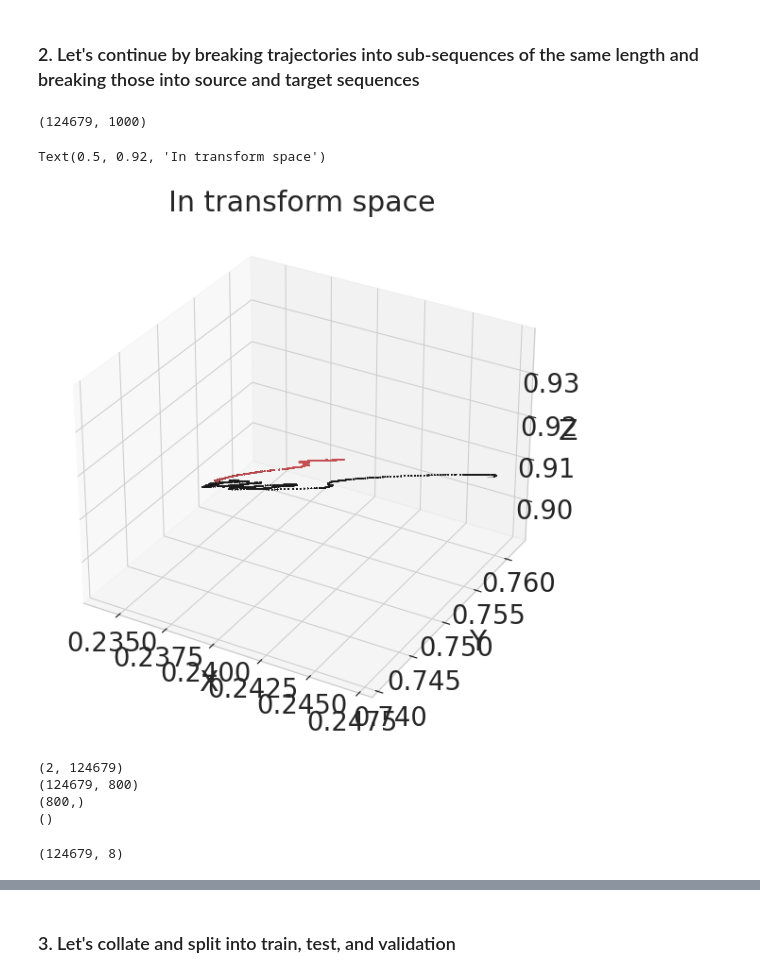
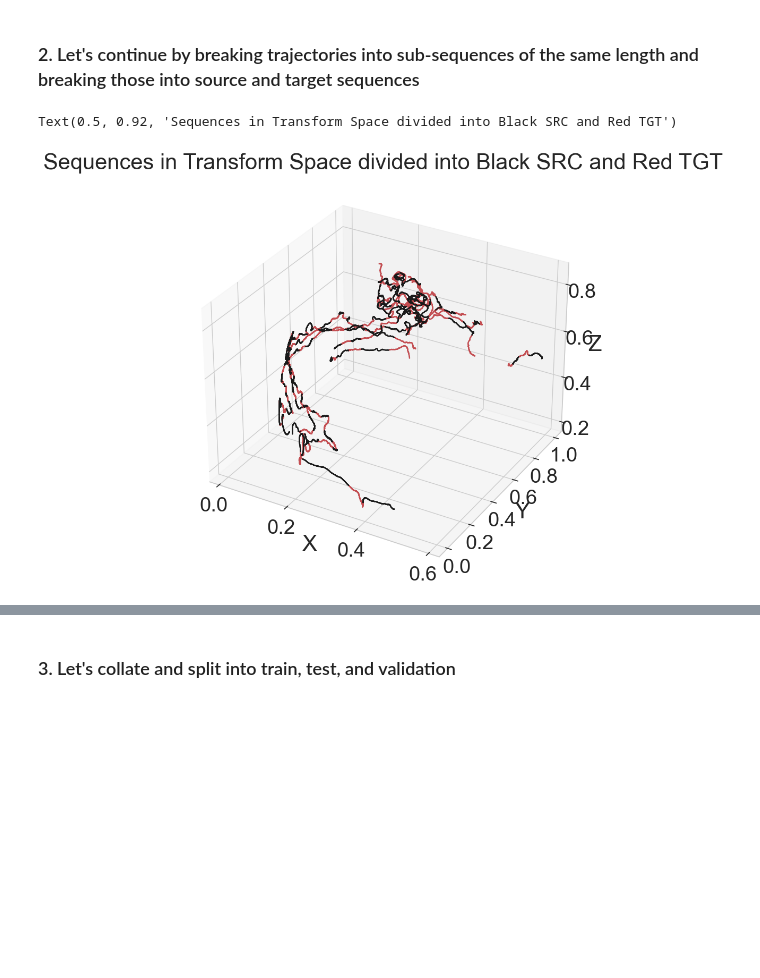
Before and after one commit to GHOpenonic/global-drifter-program, a Jupyter notebook: ML/drifters_transformer.ipynb, the cells around one changed output, grey strips where cells are left out. Cells and saved outputs as stored; diff of their text form; code cells hidden in the pictures; blank space fills up the shorter version.

```diff
--- a/ML/drifters_transformer.ipynb
+++ b/ML/drifters_transformer.ipynb
@@ -186,4 +188,4 @@ Asia_by_traj['Traj_Length'] = Asia_by_traj['time'].apply(len)
 Asia_by_traj = Asia_by_traj[Asia_by_traj['Traj_Length'] >= 1000].drop(columns='Traj_Length')
 
 # FOR REDUCING MODEL SIZE-------------------------------------------------------------------
-Asia_by_traj = Asia_by_traj[0:12]
+Asia_by_traj = Asia_by_traj[100:112]
@@ -240,24 +192,50 @@ x_src_tgt, y_src_tgt, z_src_tgt = split_trajectories(Asia_by_traj, sequence_leng
 # %%
+# helper function for trajectory splitting
 def sequence_splitting(feature, dataframe, sequence_length):
+
+    # initialize output
     sequences = []
+
+    # iterate through each trajectory
     for trajectory in dataframe[feature]:
-        trajectory = np.array(trajectory)
-        for i in range(0, len(trajectory) - sequence_length + 1):
-            sequences.append(trajectory[i:i+sequence_length])
+
+        trajectory = np.array(trajectory) # convert to numpy array for faster processing
+
+        # calculate the starting index to ensure the last sequence fits exactly
+        # i.e, remove the first coords such that the length of the trajectory is divisible by the sequence length
+        start_idx = len(trajectory) % sequence_length
+
+        # split the trajectory into non-overlapping sequences of length sequence_length
+        for i in range(start_idx, len(trajectory), sequence_length):
+            if i + sequence_length <= len(trajectory):
+                sequences.append(trajectory[i:i+sequence_length])
+
     return sequences
 
+# helper function for src and tgt splitting
 def src_tgt_splitting(feature, percent_src, sequence_length):
+
+    # determine the length of src sequences
     src_length = int(sequence_length * percent_src / 100)
+
+    # assign the first indices to src by percent_src
     src = [sequence[:src_length] for sequence in feature]
+
+    # assign the remaining indices to tgt
     tgt = [sequence[src_length:] for sequence in feature]
+
     return (src, tgt)
 
+# we define a function to split trajectories into sub-sequences and further split into src and tgt
+# note that sequence_length should be equal to or less than min length of trajectories
 def split_trajectories(dataframe, sequence_length, percent_src):
+
+    # split x,y,z features of each trajectory into sequences of length sequence_length
     x = sequence_splitting('x', dataframe, sequence_length)
-    print(np.shape(x))
     y = sequence_splitting('y', dataframe, sequence_length)
     z = sequence_splitting('z', dataframe, sequence_length)
 
+    # split into src and tgt by percent_src
     x_src_tgt = src_tgt_splitting(x, percent_src, sequence_length)
     y_src_tgt = src_tgt_splitting(y, percent_src, sequence_length)
     z_src_tgt = src_tgt_splitting(z, percent_src, sequence_length)
@@ -266,54 +244,27 @@ def split_trajectories(dataframe, sequence_length, percent_src):
 
 # perform the split into sequences of length 1000, then split sequences into 80% src
 sequence_length = 1000
-percent_src = 80
+percent_src = 50 # between 0 and 100
 x_src_tgt, y_src_tgt, z_src_tgt = split_trajectories(Asia_by_traj, sequence_length, percent_src)
-# %% [output]
-(124679, 1000)
 # %%
 # plot 3D transform
 fig = plt.figure(figsize=(16,10))
 ax = fig.add_subplot(111, projection='3d')
 ax.scatter(x_src_tgt[0][0:100], y_src_tgt[0][0:100],
-           z_src_tgt[0][0:100], s = 0.05, color ='k')
+           z_src_tgt[0][0:100], s = 0.5, color ='k')
 ax.set_xlabel('X')
 ax.set_ylabel('Y')
 ax.set_zlabel('Z')
 
 # plot beaching points in red
 ax.scatter(x_src_tgt[1][0:100], y_src_tgt[1][0:100],
-           z_src_tgt[1][0:100], s = 0.05, color ='r')
+           z_src_tgt[1][0:100], s = 0.5, color ='r')
 
 
-plt.title('In transform space')
+plt.title('Sequences in Transform Space divided into Black SRC and Red TGT')
 # %% [output]
-Text(0.5, 0.92, 'In transform space')
+Text(0.5, 0.92, 'Sequences in Transform Space divided into Black SRC and Red TGT')
-[figure, old version]
+[figure, new version]
-# %%
-okay: the output currently looks like:
-print(np.shape(x_src_tgt))
-print(np.shape(x_src_tgt[0]))
-print(np.shape(x_src_tgt[0][0]))
-print(np.shape(x_src_tgt[0][0][0]))
-(2, 124679)
-(124679, 800)
-(800,)
-()
-
-but it should look like:
-print(np.shape(x_src_tgt))
-print(np.shape(x_src_tgt[0]))
-print(np.shape(x_src_tgt[0][0]))
-print(np.shape(x_src_tgt[0][0][0]))
-(2, 124679)
-(124679, 800)
-(800,)
-()
-# %% [output]
-(2, 124679)
-(124679, 800)
-(800,)
-()
 # %%
 # reduce the number of data by taking windows and averaging
 def window_avg(data, window_size):
@@ -341,7 +292,3 @@ z_tgt = [window_avg(sequence, window_size) for sequence in z_src_tgt[1]]
 # combine src x,y,z together, stack, and transpose into shape [sequences, length, x y z]
 all_src = np.transpose(np.stack([x_src, y_src, z_src], axis = 0), (1,2,0))
 all_tgt = np.transpose(np.stack([x_tgt, y_tgt, z_tgt], axis = 0), (1,2,0))
-# %%
-np.shape(x_src)
-# %% [output]
-(124679, 8)
```
Also changed, not shown: parts of 22 cells of this notebook.
